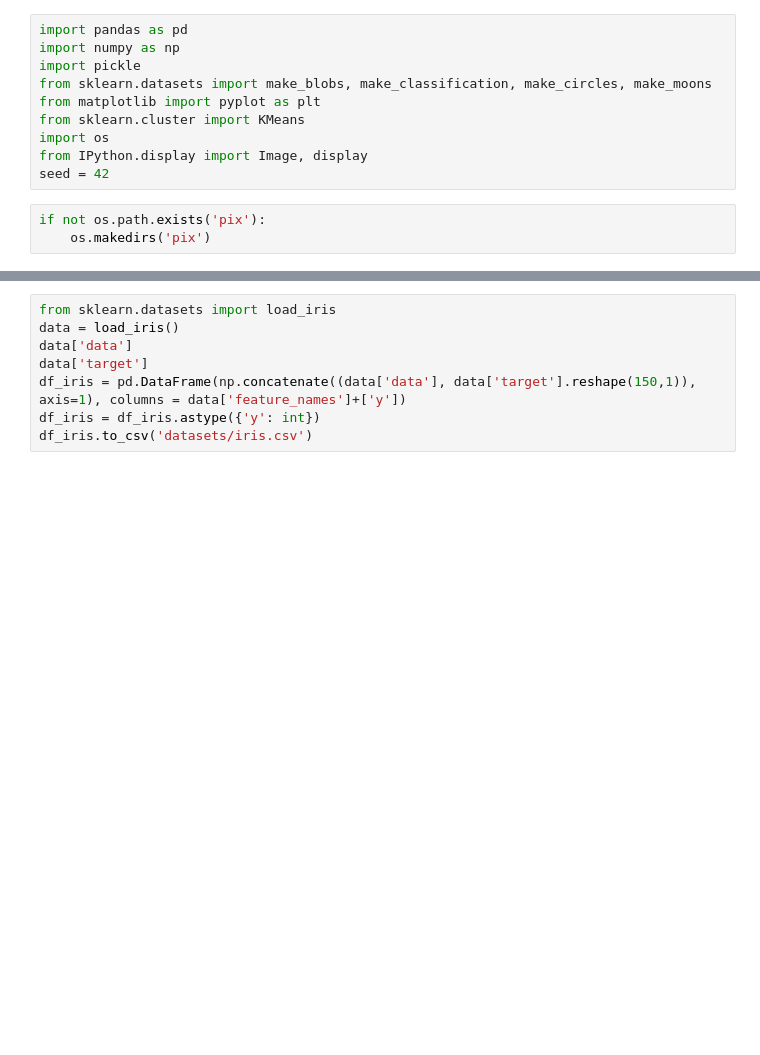
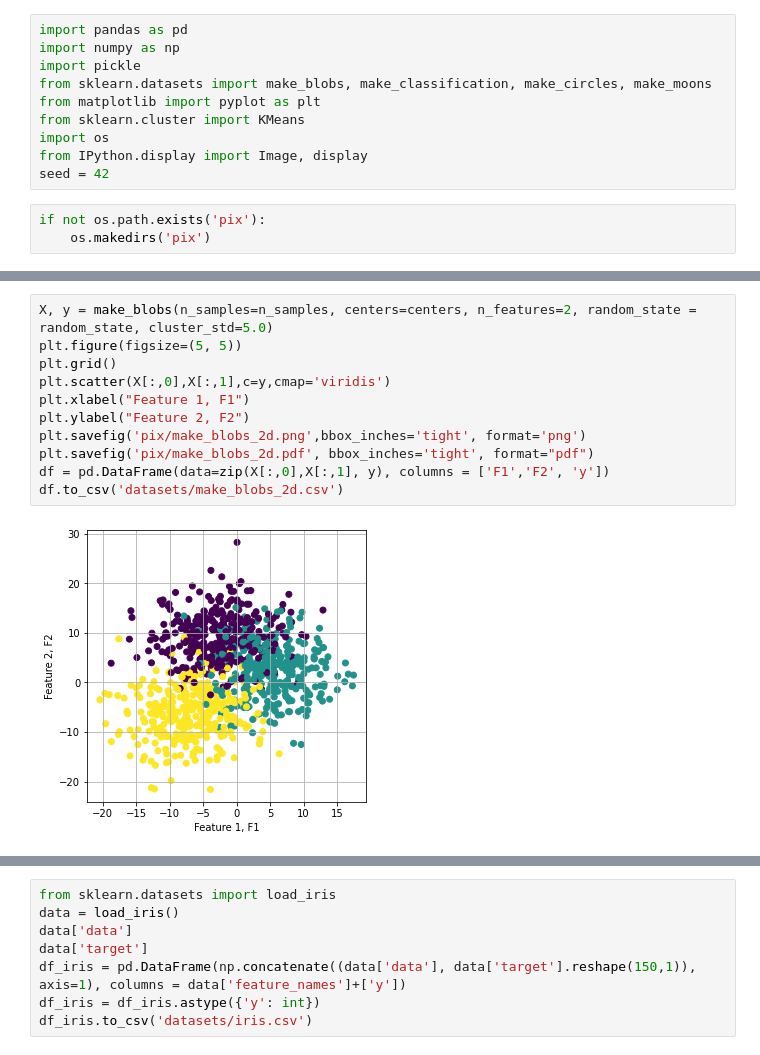
Before and after one commit to michaukuk/clamp_evaluation, a Jupyter notebook: datasets_generator.ipynb, the cells around one changed output, grey strips where cells are left out. Drawn from its saved outputs; the diff is of its cells as text; blank space fills up the shorter version.

Commit message:
datasets update

```diff
--- a/datasets_generator.ipynb
+++ b/datasets_generator.ipynb
@@ -31,0 +32,13 @@ df.to_csv('datasets/make_blobs_2d.csv')
+# %%
+X, y = make_blobs(n_samples=n_samples, centers=centers, n_features=2, random_state = random_state, cluster_std=5.0)
+plt.figure(figsize=(5, 5))
+plt.grid()
+plt.scatter(X[:,0],X[:,1],c=y,cmap='viridis')
+plt.xlabel("Feature 1, F1")
+plt.ylabel("Feature 2, F2")
+plt.savefig('pix/make_blobs_2d.png',bbox_inches='tight', format='png')
+plt.savefig('pix/make_blobs_2d.pdf', bbox_inches='tight', format="pdf")
+df = pd.DataFrame(data=zip(X[:,0],X[:,1], y), columns = ['F1','F2', 'y'])
+df.to_csv('datasets/make_blobs_2d.csv')
+# %% [output]
+[figure, added]
```
Also changed, not shown: parts of 18 cells of this notebook, 12 other files.
